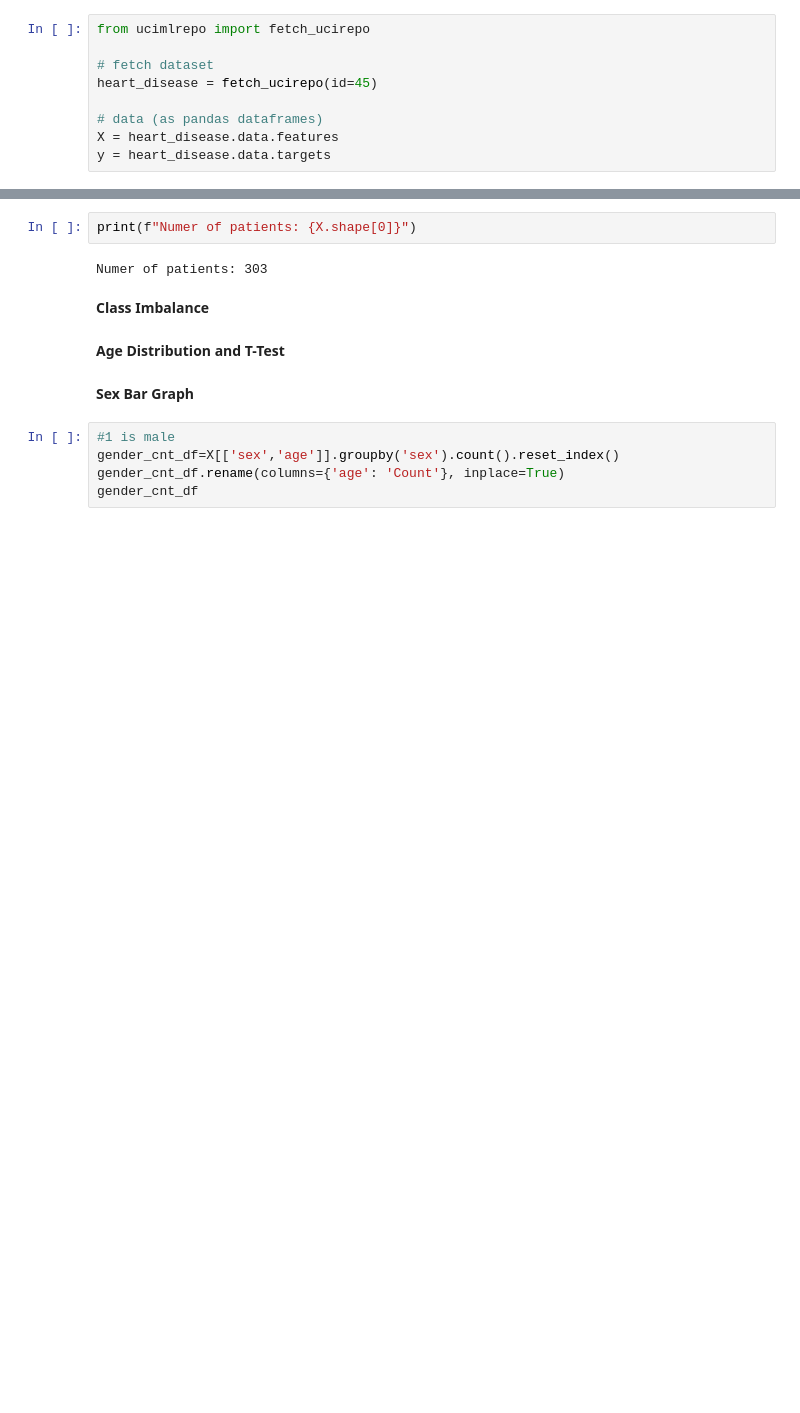
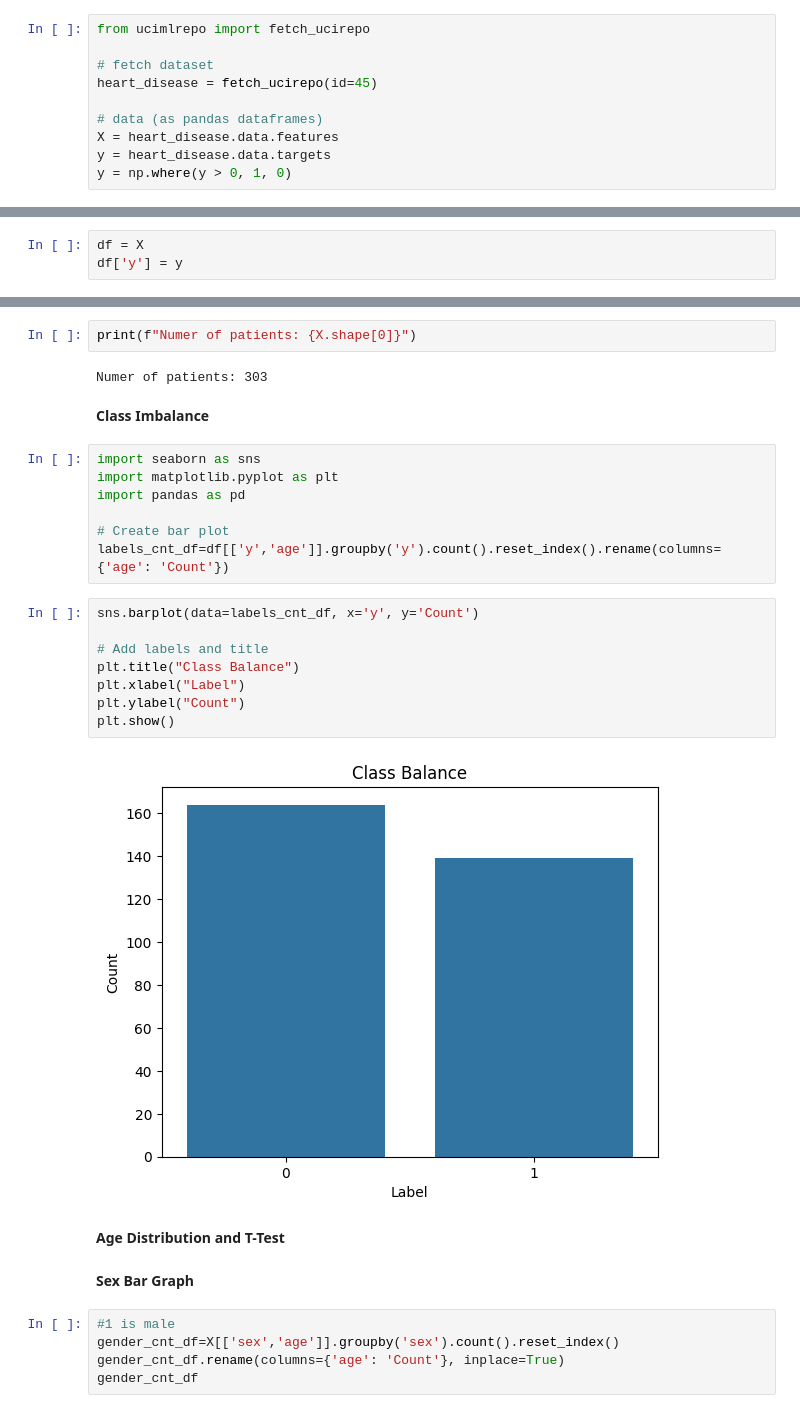
Before and after one commit to rhiats/classification_CAD, a Jupyter notebook: Heart_Disease.ipynb, the cells around one changed output, grey strips where cells are left out. Cells and saved outputs as stored; diff of their text form; blank space fills up the shorter version.

Commit message:
Update graph

```diff
--- a/Heart_Disease.ipynb
+++ b/Heart_Disease.ipynb
@@ -26,6 +28,7 @@ heart_disease = fetch_ucirepo(id=45)
 # data (as pandas dataframes)
 X = heart_disease.data.features
 y = heart_disease.data.targets
+y = np.where(y > 0, 1, 0)
 # %%
 y.head()
 # %% [output]
@@ -94,6 +97,9 @@ X.head()
 | 2 | 67 | 1 | 120 | 229 | 0 | 129 | 1 | 2.6 | 2.0 |
 | 3 | 37 | 1 | 130 | 250 | 0 | 187 | 0 | 3.5 | 0.0 |
 | 4 | 41 | 0 | 130 | 204 | 0 | 172 | 0 | 1.4 | 0.0 |
+# %%
+df = X
+df['y'] = y
 # %% [markdown]
 **Data Set Overview**
 # %%
@@ -102,6 +108,23 @@ print(f"Numer of patients: {X.shape[0]}")
 Numer of patients: 303
 # %% [markdown]
 **Class Imbalance**
+# %%
+import seaborn as sns
+import matplotlib.pyplot as plt
+import pandas as pd
+
+# Create bar plot
+labels_cnt_df=df[['y','age']].groupby('y').count().reset_index().rename(columns={'age': 'Count'})
+# %%
+sns.barplot(data=labels_cnt_df, x='y', y='Count')
+
+# Add labels and title
+plt.title("Class Balance")
+plt.xlabel("Label")
+plt.ylabel("Count")
+plt.show()
+# %% [output]
+[figure, added]
 # %% [markdown]
 **Age Distribution and T-Test**
 # %% [markdown]
```
Also changed, not shown: parts of 6 cells of this notebook.
